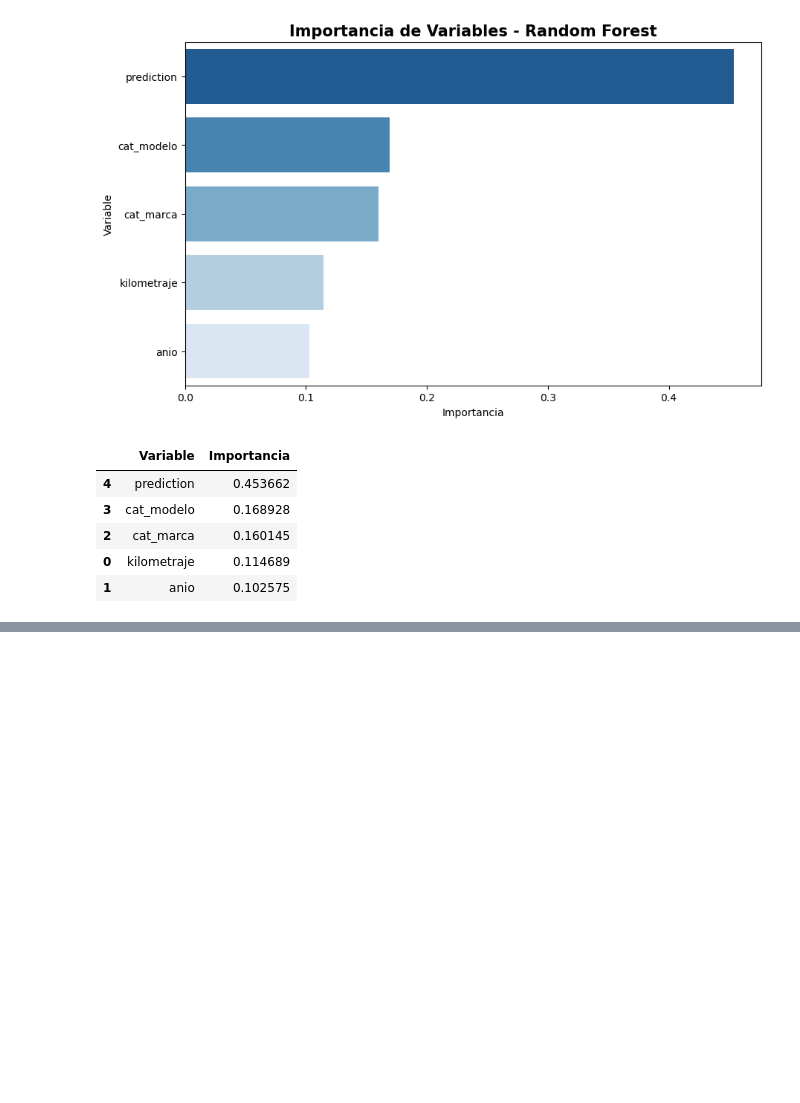
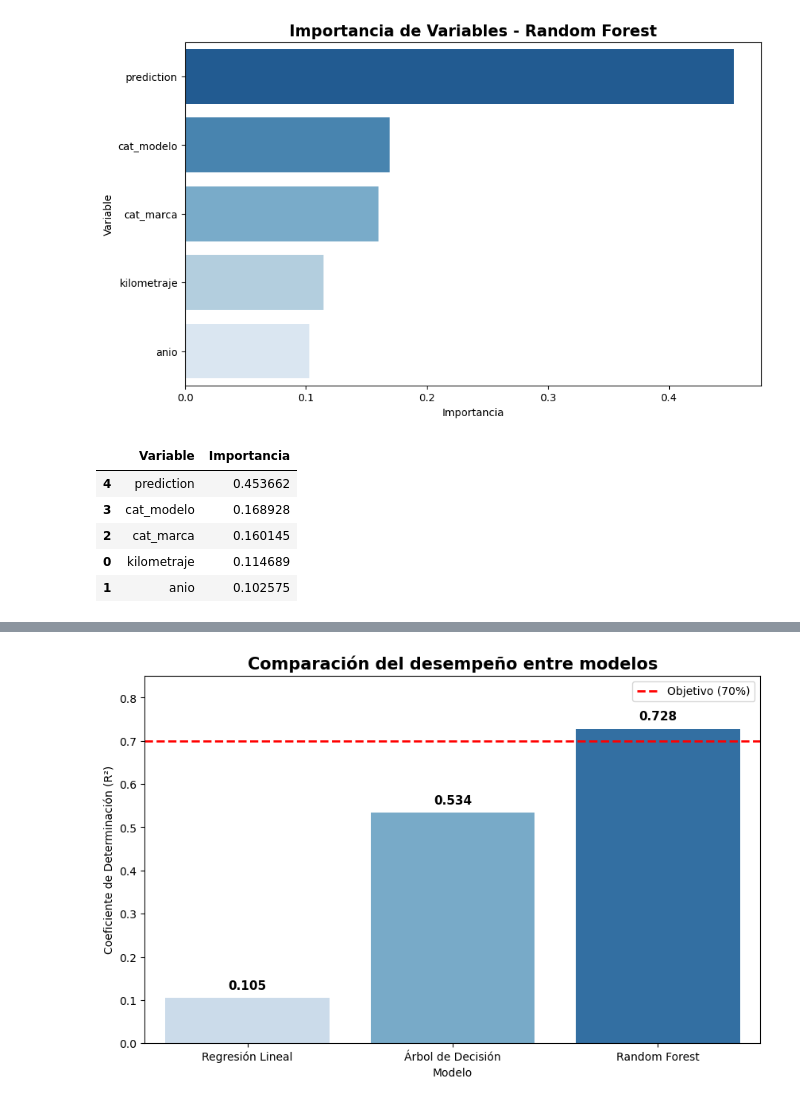
Before and after one commit to IICG-Coquimbo/practica-proyecto-autotec, a Jupyter notebook: autotec/supervisado_regresion_dani.ipynb, the cells around one changed output, grey strips where cells are left out. Drawn from its saved outputs; the diff is of its cells as text; code cells hidden in the pictures; blank space fills up the shorter version.

Commit message:
Docs: Interpreta resultados y concluye modelo supervisado

```diff
--- a/autotec/supervisado_regresion_dani.ipynb
+++ b/autotec/supervisado_regresion_dani.ipynb
@@ -510,0 +543,51 @@ NameError: name 'resultado' is not defined
+# %%
+# ============================================
+# COMPARACIÓN ENTRE MODELOS
+# ============================================
+
+plt.figure(figsize=(10,6))
+
+sns.barplot(
+    data=resultado,
+    x="Modelo",
+    y="R2",
+    hue="Modelo",
+    palette="Blues",
+    legend=False
+)
+
+plt.axhline(
+    y=0.70,
+    color="red",
+    linestyle="--",
+    linewidth=2,
+    label="Objetivo (70%)"
+)
+
+# agregar valor arriba de barras
+for i, v in enumerate(resultado["R2"]):
+    plt.text(
+        i,
+        v+0.02,
+        f"{v:.3f}",
+        ha="center",
+        fontsize=11,
+        fontweight="bold"
+    )
+
+plt.title(
+    "Comparación del desempeño entre modelos",
+    fontsize=15,
+    fontweight="bold"
+)
+
+plt.ylabel("Coeficiente de Determinación (R²)")
+plt.xlabel("Modelo")
+
+plt.ylim(0,0.85)
+
+plt.legend()
+
+plt.show()
+# %% [output]
+[figure, added]
```
Also changed, not shown: parts of 9 cells of this notebook.
